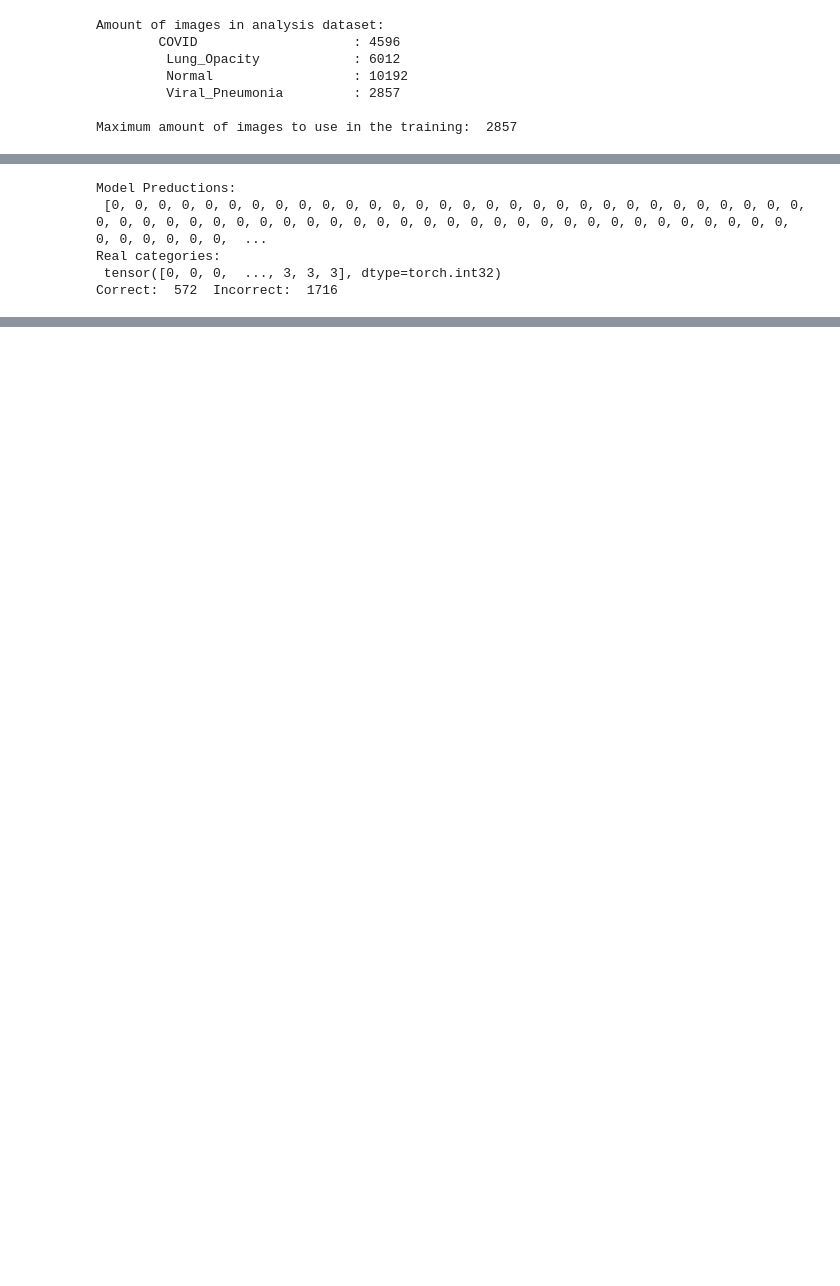
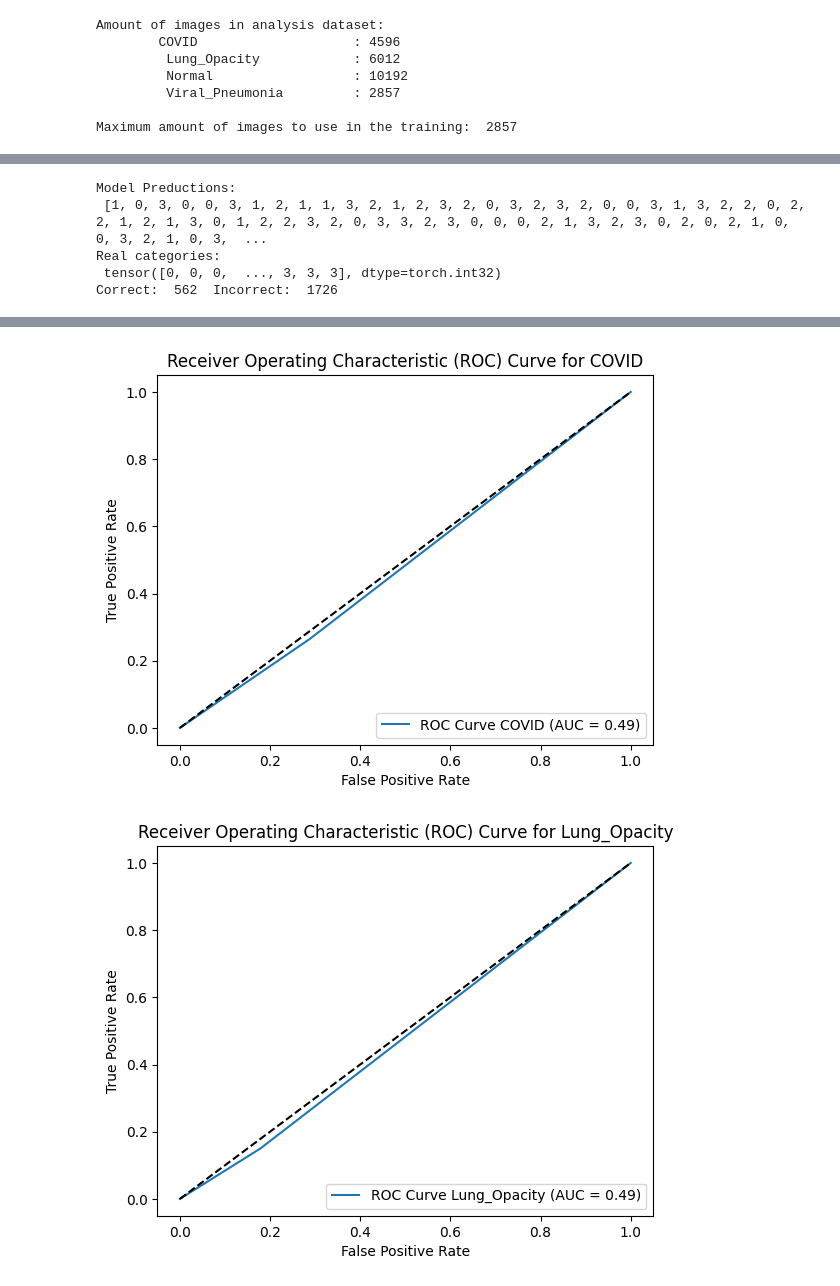
Before and after one commit to juanignava/Patrones.Project2, a Jupyter notebook: cnn.ipynb, the cells around one changed output, grey strips where cells are left out. Drawn from its saved outputs; the diff is of its cells as text; code cells hidden in the pictures; blank space fills up the shorter version.

Commit message:
Add metrics functions

```diff
--- a/cnn.ipynb
+++ b/cnn.ipynb
@@ -296,8 +287,8 @@ torch.Size([11428, 1, 250, 250])
 # %%
-# Create an instance of the CNN model
+# Training
 device = torch.device("cuda" if torch.cuda.is_available() else "cpu")
 
-model = CNN(epochs=4, device=device, image_sizes=250).to(device)
+model = CNN(epochs=4, lr=0.0001, device=device, image_sizes=250).to(device)
 
-model.train_cnn(train_cat_dataset, train_labels)
+model.train_cnn(train_dataset, train_labels)
 # %% [output]
@@ -321,7 +316,7 @@ for i in range(len(predictions)):
 print("Correct: ", correct, " Incorrect: ", incorrect)
 # %% [output]
 Model Preductions:
- [0, 0, 0, 0, 0, 0, 0, 0, 0, 0, 0, 0, 0, 0, 0, 0, 0, 0, 0, 0, 0, 0, 0, 0, 0, 0, 0, 0, 0, 0, 0, 0, 0, 0, 0, 0, 0, 0, 0, 0, 0, 0, 0, 0, 0, 0, 0, 0, 0, 0, 0, 0, 0, 0, 0, 0, 0, 0, 0, 0, 0, 0, 0, 0, 0, 0,  ...
+ [1, 0, 3, 0, 0, 3, 1, 2, 1, 1, 3, 2, 1, 2, 3, 2, 0, 3, 2, 3, 2, 0, 0, 3, 1, 3, 2, 2, 0, 2, 2, 1, 2, 1, 3, 0, 1, 2, 2, 3, 2, 0, 3, 3, 2, 3, 0, 0, 0, 2, 1, 3, 2, 3, 0, 2, 0, 2, 1, 0, 0, 3, 2, 1, 0, 3,  ...
 Real categories:
  tensor([0, 0, 0,  ..., 3, 3, 3], dtype=torch.int32)
-Correct:  572  Incorrect:  1716
+Correct:  562  Incorrect:  1726
@@ -327,0 +331,65 @@ Correct:  572  Incorrect:  1716
+# %%
+# get the metrics
+print(confusion_matrix(test_labels, predictions))
+print("Accuracy: ", accuracy_score(test_labels, predictions))
+print("Precision: ", precision_score(test_labels, predictions, average=None))
+print("Recall: ", recall_score(test_labels, predictions, average=None))
+print("F1 score: ", f1_score(test_labels, predictions, average=None))
+
+test_label_mat = []
+predictions_mat = []
+
+covid_true = []
+lung_op_true = []
+normal_true = []
+viral_pneu_true = []
+
+covid_pred = []
+lung_op_pred = []
+normal_pred = []
+viral_pneu_pred = []
+
+for i in range(len(test_labels)):
+
+    # y_test
+    covid_true.append(test_labels[i] == 0)
+    lung_op_true.append(test_labels[i] == 1)
+    normal_true.append(test_labels[i] == 2)
+    viral_pneu_true.append(test_labels[i] == 3)
+
+    # predictions
+    covid_pred.append(predictions[i] == 0)
+    lung_op_pred.append(predictions[i] == 1)
+    normal_pred.append(predictions[i] == 2)
+    viral_pneu_pred.append(predictions[i] == 3)
+
+test_label_mat.append(covid_true)
+test_label_mat.append(lung_op_true)
+test_label_mat.append(normal_true)
+test_label_mat.append(viral_pneu_true)
+
+predictions_mat.append(covid_pred)
+predictions_mat.append(lung_op_pred)
+predictions_mat.append(normal_pred)
+predictions_mat.append(viral_pneu_pred)
+
+
+auc = roc_auc_score(test_label_mat, predictions_mat, multi_class='ovo')
+print("General AUC:", auc)
+
+categories = {'COVID': 0, 'Lung_Opacity': 1, 'Normal': 2, 'Viral_Pneumonia': 3}
+
+for category, value in categories.items():
+
+    fpr, tpr, thresholds = roc_curve(test_label_mat[value], predictions_mat[value])
+
+    auc = roc_auc_score(test_label_mat[value], predictions_mat[value])
+
+    plt.plot(fpr, tpr, label=f'ROC Curve {category} (AUC = %0.2f)' % auc)
+    plt.plot([0, 1], [0, 1], 'k--')  # Diagonal line representing the random classifier
+    plt.xlabel('False Positive Rate')
+    plt.ylabel('True Positive Rate')
+    plt.title(f'Receiver Operating Characteristic (ROC) Curve for {category}')
+    plt.legend(loc='lower right')
+    plt.show()
+# %% [output]
@@ -327,0 +405,2 @@ Correct:  572  Incorrect:  1716
+[figure, added]
+[figure, added]
```
Also changed, not shown: parts of 8 cells of this notebook.
